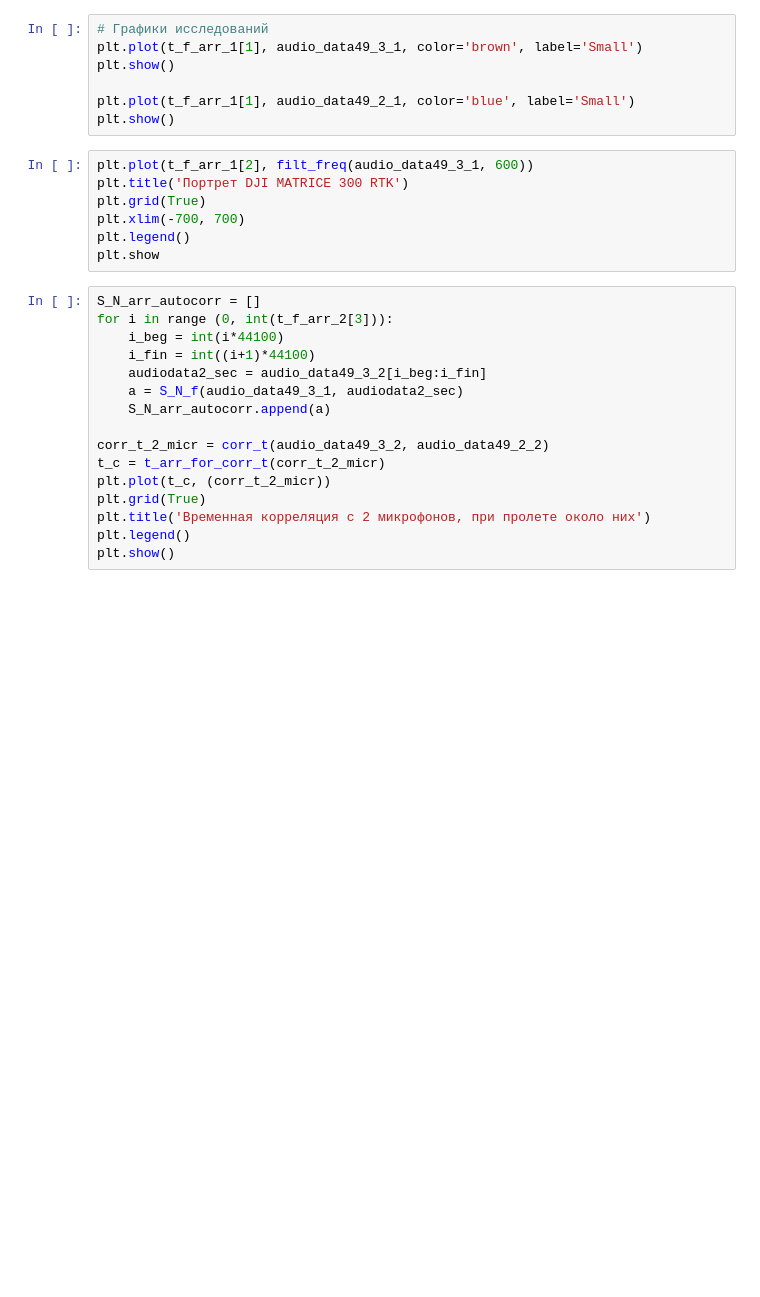
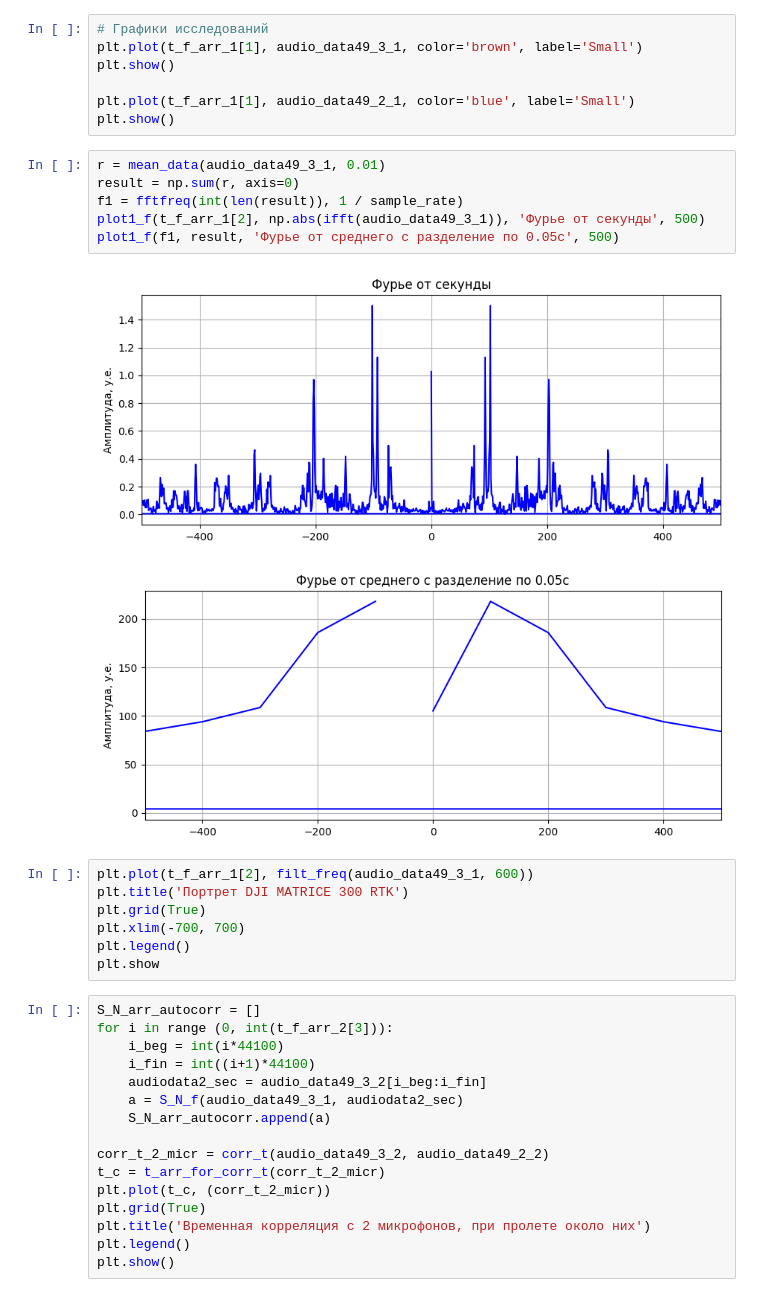
Before and after one commit to bdExplore/Scientific, a Jupyter notebook: Python/DJISummer.ipynb, the cells around one changed output. Saved outputs shown, nothing was run; the diff lists cells and outputs as text; blank space fills up the shorter version.

```diff
--- a/Python/DJISummer.ipynb
+++ b/Python/DJISummer.ipynb
@@ -207,6 +241,15 @@ plt.show()
 
 plt.plot(t_f_arr_1[1], audio_data49_2_1, color='blue', label='Small')
 plt.show()
+# %%
+r = mean_data(audio_data49_3_1, 0.01)
+result = np.sum(r, axis=0)
+f1 = fftfreq(int(len(result)), 1 / sample_rate)
+plot1_f(t_f_arr_1[2], np.abs(ifft(audio_data49_3_1)), 'Фурье от секунды', 500)
+plot1_f(f1, result, 'Фурье от среднего с разделение по 0.05с', 500)
+# %% [output]
+[figure, added]
+[figure, added]
 # %%
 plt.plot(t_f_arr_1[2], filt_freq(audio_data49_3_1, 600))
 plt.title('Портрет DJI MATRICE 300 RTK')
```
Also changed, not shown: parts of 4 cells of this notebook, 1 other file.
